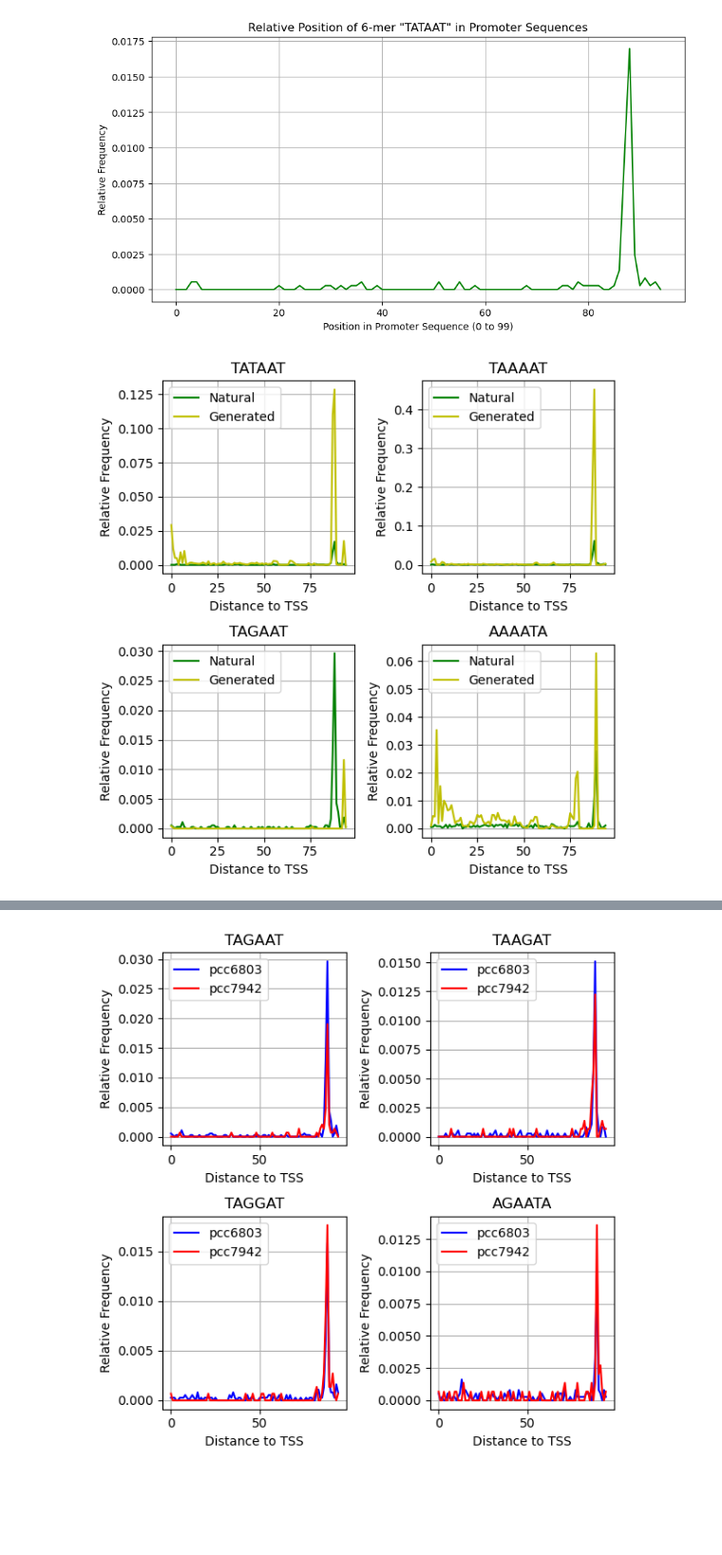
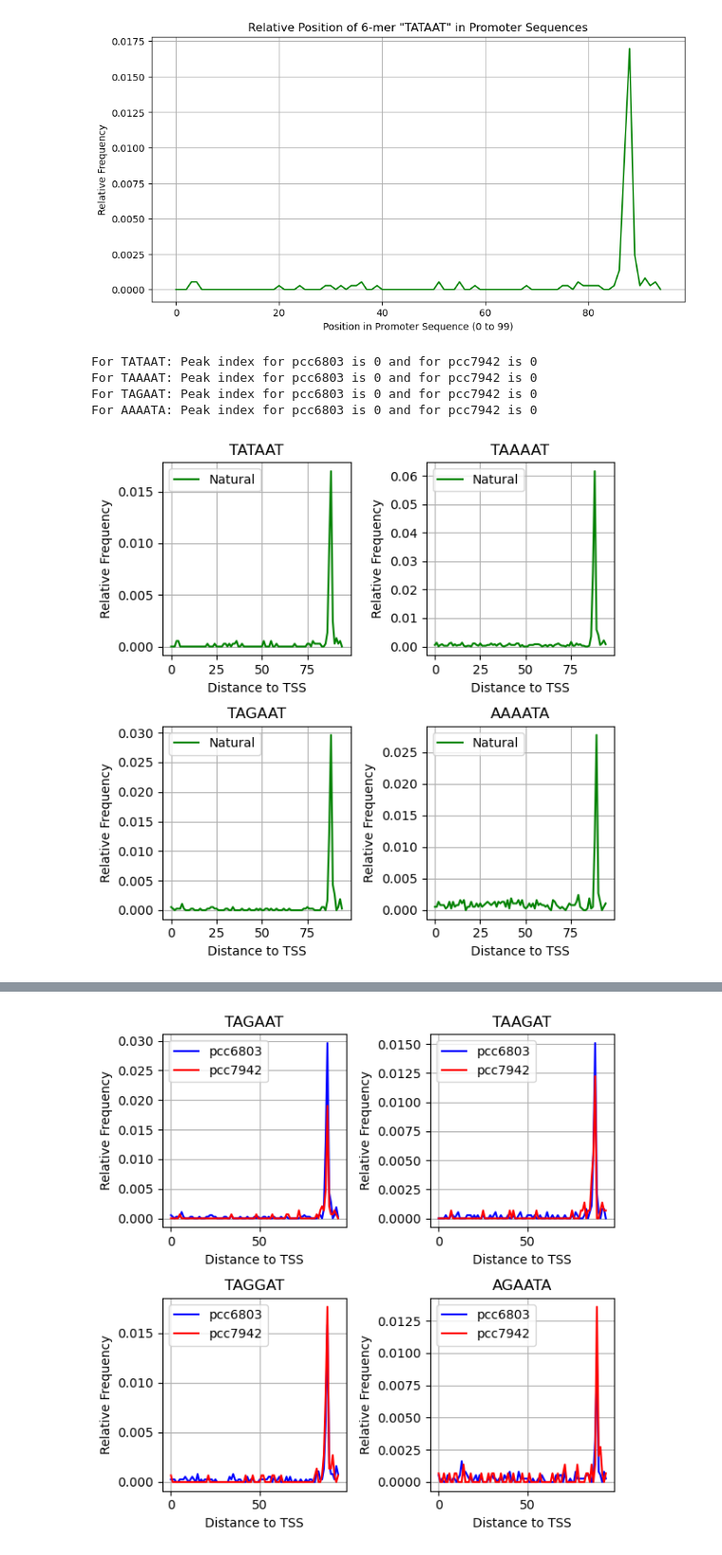
Before and after one commit to foryourjoy/bio-ai-capstone, a Jupyter notebook: PCC6803/3-1. 6-mer frequency.ipynb, the cells around one changed output, grey strips where cells are left out. Shown at 95% size. Drawn from its saved outputs; the diff is of its cells as text; code cells hidden in the pictures; blank space fills up the shorter version.

```diff
--- a/PCC6803/3-1. 6-mer frequency.ipynb
+++ b/PCC6803/3-1. 6-mer frequency.ipynb
@@ -339,16 +350,16 @@ def sixmer_candidates(promoter_sequences, num):
 # Example usage:
 pcc6803 = nat_promoter
 
-num = 15  # Number of top 6-mers to retrieve
+num = 6  # Number of top 6-mers to retrieve
 
 pcc6803_sixmers = sixmer_candidates(pcc6803, num)
 pcc7942_sixmers = sixmer_candidates(pcc7942, num)
 
-print("Top 15 6-mers in PCC6803 promoter sequences:")
+print("Top 6 6-mers in PCC6803 \npromoter sequences:\n")
 for sixmer, count in pcc6803_sixmers:
     print(f"{sixmer}: {count}")
 
-print("\nTop 15 6-mers in PCC7942 promoter sequences:")
+print("\nTop 6 6-mers in PCC7942 \npromoter sequences:\n")
 for sixmer, count in pcc7942_sixmers:
     print(f"{sixmer}: {count}")
 # %% [output]
@@ -430,35 +443,44 @@ def normalize_frequencies(position_frequencies, total_sequences):
             for pos, freqs in position_frequencies.items()}
 
 total_nat_sequences = len(nat_promoter)
 total_gen_sequences = len(gen_promoter)
 
 nat_relative_frequencies = normalize_frequencies(nat_position_frequencies, total_nat_sequences)
 gen_relative_frequencies = normalize_frequencies(gen_position_frequencies, total_gen_sequences)
 
 # List of k-mers to plot
 kmers_to_plot = ['TATAAT', 'TAAAAT', 'TAGAAT', 'AAAATA']  # Add more 6-mers as needed
 
 # Plotting the relative frequencies of each selected 6-mer
 plt.figure(figsize=(6, 6))
 
 for i, kmer in enumerate(kmers_to_plot):
     positions = sorted(nat_relative_frequencies.keys())
     nat_frequencies = [nat_relative_frequencies[pos].get(kmer, 0) for pos in positions]
     gen_frequencies = [gen_relative_frequencies[pos].get(kmer, 0) for pos in positions]
 
     plt.subplot(2,2, i + 1)
     plt.plot(positions, nat_frequencies, color='g', label='Natural')
-    plt.plot(positions, gen_frequencies, color='y', label='Generated')
+    #plt.plot(positions, gen_frequencies, color='y', label='Generated')
     plt.title(f'{kmer}')
     plt.xlabel('Distance to TSS')
     plt.ylabel('Relative Frequency')
     plt.legend()
     plt.grid(True)
 
+    # Find index of peak value
+    nat_peak_index = np.argmax(nat_relative_frequencies)
+    gen_peak_index = np.argmax(gen_relative_frequencies)
+    print(f"For {kmer}: Peak index for pcc6803 is {positions[nat_peak_index]} and for pcc7942 is {positions[gen_peak_index]}")
+
 plt.tight_layout()
 plt.show()
 # %% [output]
+For TATAAT: Peak index for pcc6803 is 0 and for pcc7942 is 0
+For TAAAAT: Peak index for pcc6803 is 0 and for pcc7942 is 0
+For TAGAAT: Peak index for pcc6803 is 0 and for pcc7942 is 0
+For AAAATA: Peak index for pcc6803 is 0 and for pcc7942 is 0
-[figure, old version]
+[figure, new version]
 # %%
 import matplotlib.pyplot as plt
 from collections import Counter, defaultdict
```
Also changed, not shown: parts of 4 cells of this notebook, 30 other files.
